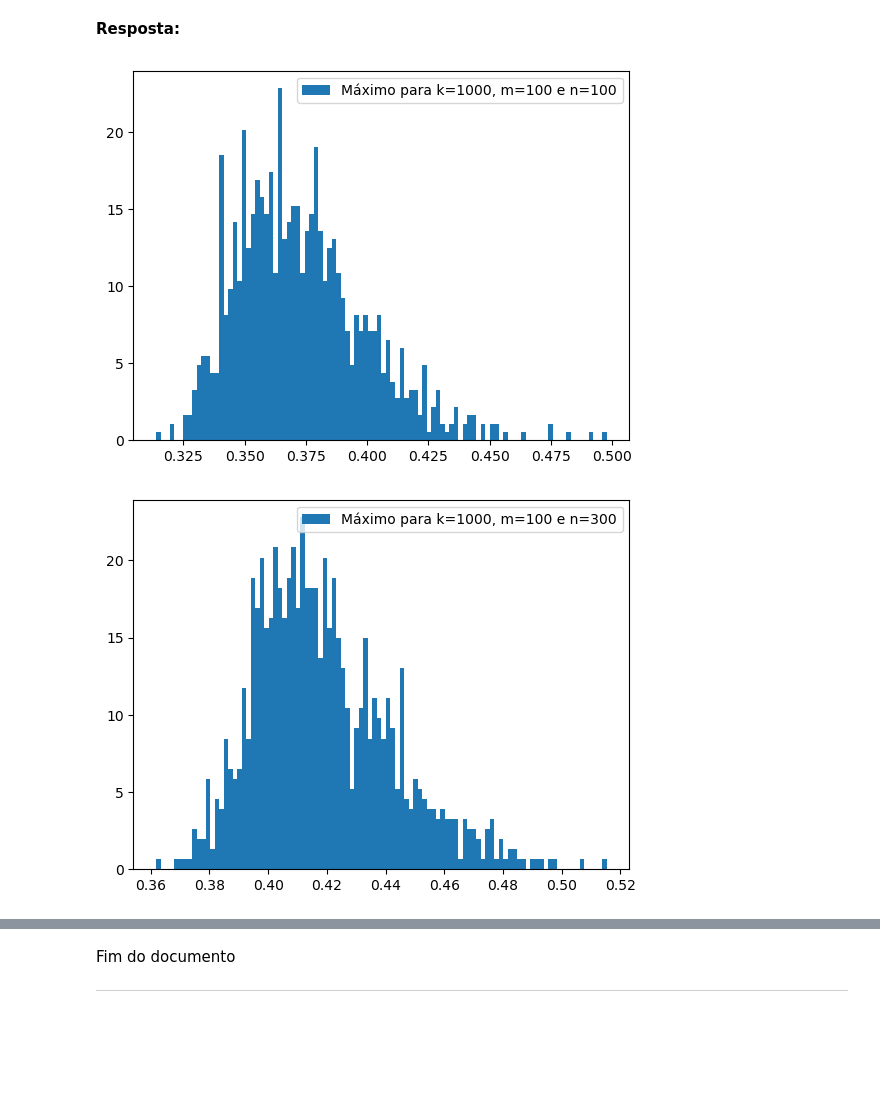
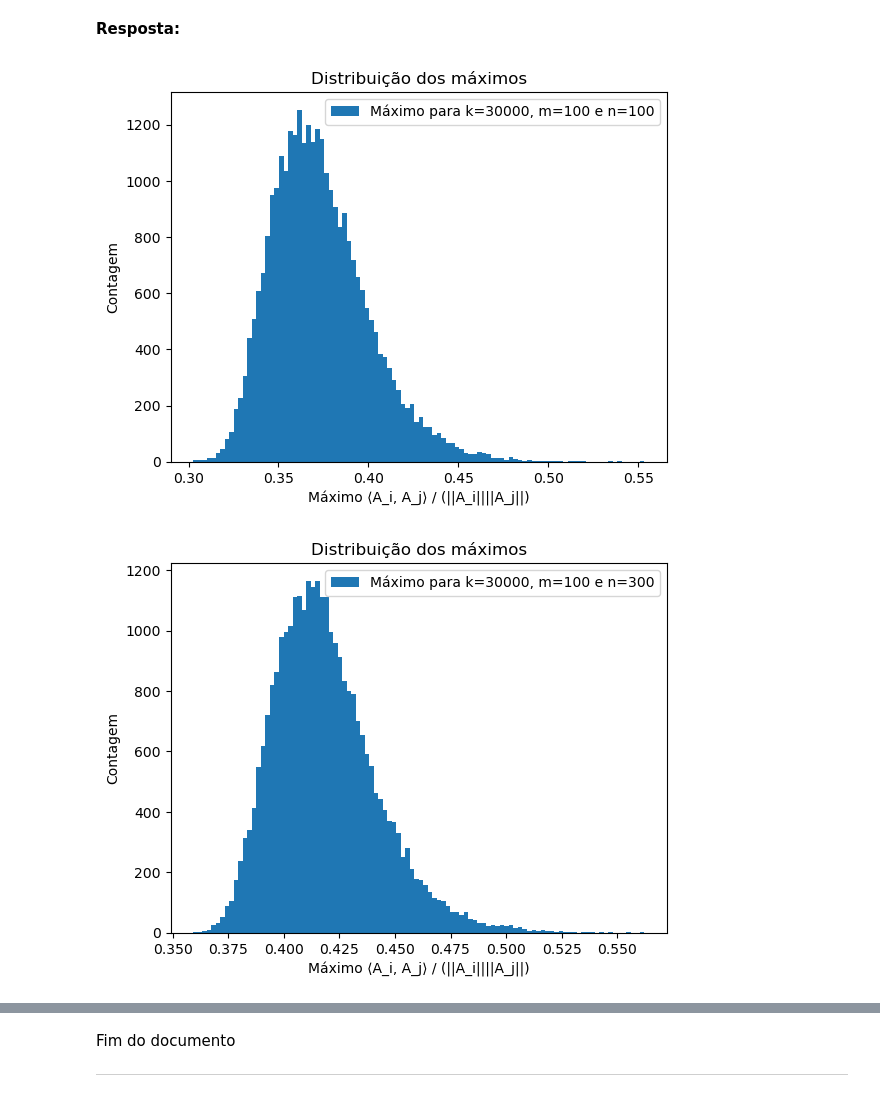
Before and after one commit to alexoliveiraFGV24/rand_nla, a Jupyter notebook: final/Projeto4.ipynb, the cells around one changed output, grey strips where cells are left out. Drawn from its saved outputs; the diff is of its cells as text; code cells hidden in the pictures; blank space fills up the shorter version.

Commit message:
Acabei as saídas dos plots. Demorou incríveis 300 minutos.

```diff
--- a/final/Projeto4.ipynb
+++ b/final/Projeto4.ipynb
@@ -60,15 +93,22 @@ plot_dist([norms], density=True, title="Distribuição das normas 2 das colunas
 # %%
-m = 100
+m = 1000
 ns = [100, 200, 500, 1000]
 prods = []
 for n in ns:
     A = gaussian_matrix(m, n)
-    G = np.dot (A.T, A)
-    indices = np.triu_indices(n, k=1)
-    prod = np.abs(G[indices])
+    G = np.dot(A.T, A)  # Calculando o produto interno (G_ij = ⟨A_i, A_j⟩)
+    indices = np.triu_indices(n, k=1) # Valores de ⟨A_i, A_j⟩ para i != j
+    prod = np.abs(G[indices])  # Valor absoluto dos produtos internos
     prods.extend(prod)
 
-compare = np.abs(np.random.normal(0, np.sqrt(100), size=1400000))
+# Plot específico para ver o comportamento da distribuição e compará-la
+compare = np.abs(np.random.normal(loc=0, scale=np.sqrt(m), size=1400000))  # Criando uma amostra grande da normal para comparação
+                                                                           # loc = esperança e scale = desvio padrão
 
-plot_dist([prods, compare], ["Produto interno", "N(0, 10)"], "Distribuição do produto interno das colunas de matrizes gaussianas", bins=100)
+plt.hist(prods, bins=100, label="Produto interno", density=True)
+sns.kdeplot(compare, linewidth=2, label="N(0, m)")
+plt.title("Distribuição do produto interno das colunas de matrizes gaussianas")
+plt.xlabel("Produtos internos (⟨A_i, A_j⟩)")
+plt.legend()
+plt.show()
 # %% [output]
@@ -109,19 +167,19 @@ plot_dist([maxes_vals], title="Distribuição dos máximos", legends=["Máximos"
 **Resposta:**
 # %%
 values = [
-    (10000, 100, 100),
-    (10000, 100, 300),
-    (10000, 200, 200),
-    (10000, 200, 600),
-    (10000, 500, 500),
-    (10000, 500, 1500),
-    (10000, 1000, 1000),
-    (10000, 1000, 3000)
+    (30000, 100, 100),
+    (30000, 100, 300),
+    (30000, 200, 200),
+    (30000, 200, 600),
+    (30000, 500, 500),
+    (30000, 500, 1500),
+    (30000, 1000, 1000),
+    (30000, 1000, 3000)
 ]
 
 for value in values:
     maxes_i = maxes(value[0], value[1], value[2])
-    plot_dist([maxes_i], [f"Máximo para k={value[0]}, m={value[1]} e n={value[2]}"])
+    plot_dist([maxes_i], [f"Máximo para k={value[0]}, m={value[1]} e n={value[2]}"], title="Distribuição dos máximos", xlabel="Máximo ⟨A_i, A_j⟩ / (||A_i||||A_j||)", density=False)
 # %% [output]
-[figure, old version]
+[figure, new version]
-[figure, old version]
+[figure, new version]
```
Also changed, not shown: parts of 14 cells of this notebook, 1 other file.
